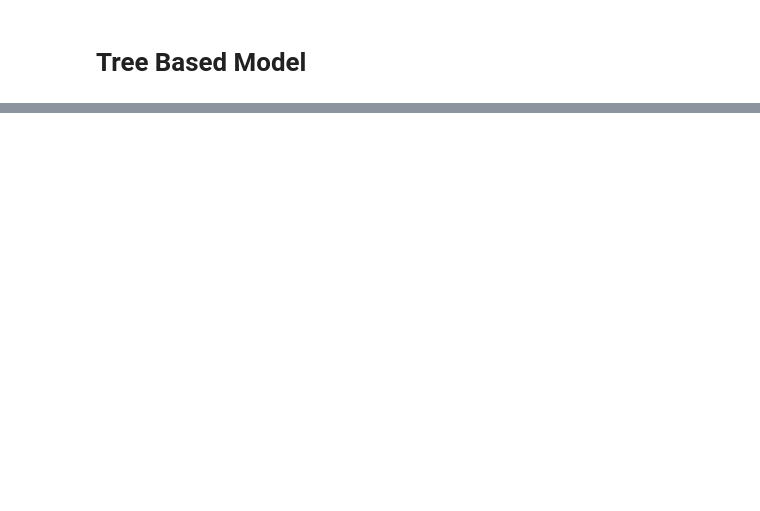
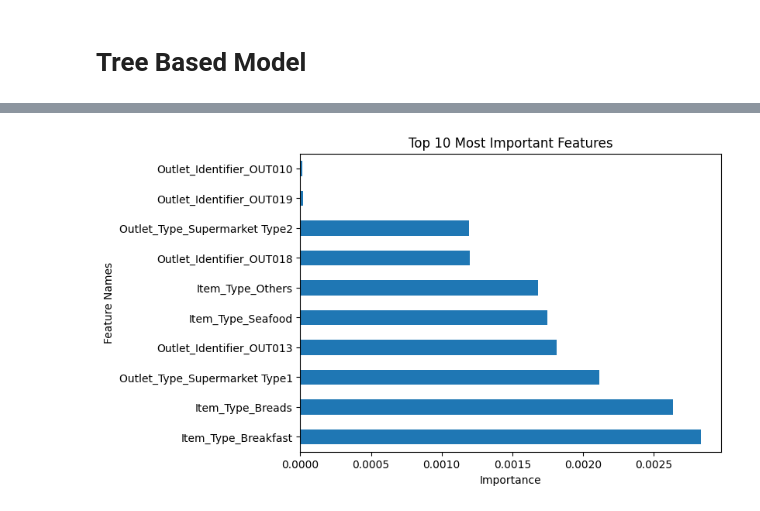
Before and after one commit to Bettylu0608/Prediction-of-Product-Sales, a Jupyter notebook: Prediction_of_Product_Sales_.ipynb, the cells around one changed output, grey strips where cells are left out. Drawn from its saved outputs; the diff is of its cells as text; code cells hidden in the pictures; blank space fills up the shorter version.

```diff
--- a/Prediction_of_Product_Sales_.ipynb
+++ b/Prediction_of_Product_Sales_.ipynb
@@ -1232,2 +1489,12 @@ Select the top 3 most impactful features and interpret their coefficients in pla
+# %%
+# plotting top 10 importances
+ax = sorted_importance.tail(10).plot(kind='barh',
+                                    figsize=(7,5),
+                                      )
+ax.set(xlabel='Importance',
+        ylabel='Feature Names',
+        title='Top 10 Most Important Features');
+# %% [output]
+[figure, added]
 # %% [markdown]
 Extract and visualize the feature importances that your best model determined. Identify the 5 most important features.
```
Also changed, not shown: parts of 39 cells of this notebook.
